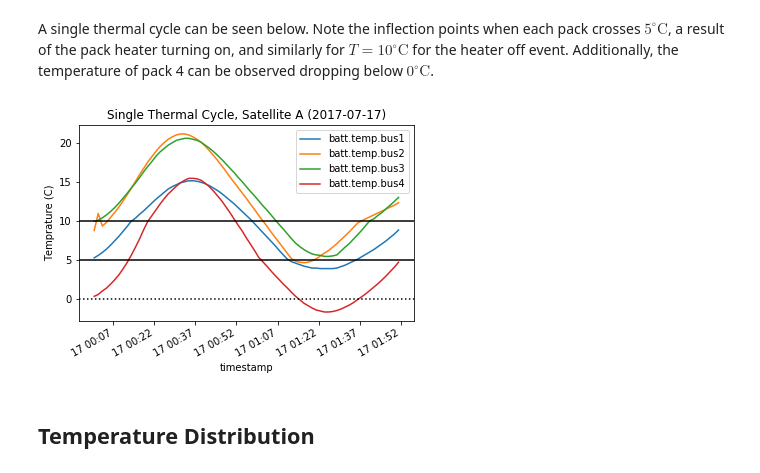
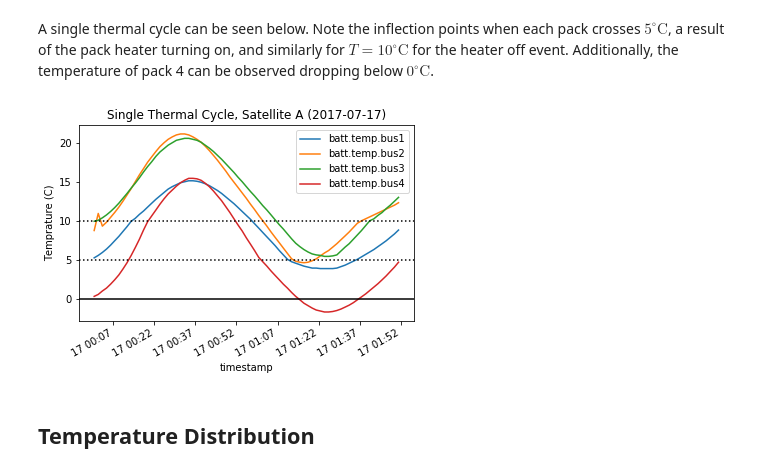
Before and after one commit to cullenself/battery_temp, a Jupyter notebook: Heater Thresholds.ipynb, the cells around one changed output. Drawn from its saved outputs; the diff is of its cells as text; code cells hidden in the pictures.

```diff
--- a/Heater Thresholds.ipynb
+++ b/Heater Thresholds.ipynb
@@ -33,13 +33,13 @@ A single thermal cycle can be seen below. Note the inflection points when each p
 # %%
 ax = dfs['A'].head(75).plot(x='timestamp',
                             y=['batt.temp.bus1', 'batt.temp.bus2', 'batt.temp.bus3', 'batt.temp.bus4'],
                             title='Single Thermal Cycle, Satellite A (2017-07-17)')
-ax.axhline(y=5, color='k')
-ax.axhline(y=10,color='k')
-ax.axhline(y=0, color='k', linestyle=':')
+ax.axhline(y=5, color='k', linestyle=':')
+ax.axhline(y=10,color='k', linestyle=':')
+ax.axhline(y=0, color='k')
 ax.set_ylabel('Temprature (C)');
 # %% [output]
-[figure, old version]
+[figure, new version]
 # %% [markdown]
 ## Temperature Distribution
 # %% [markdown]
```
Also changed, not shown: parts of 7 cells of this notebook, 5 other files.
